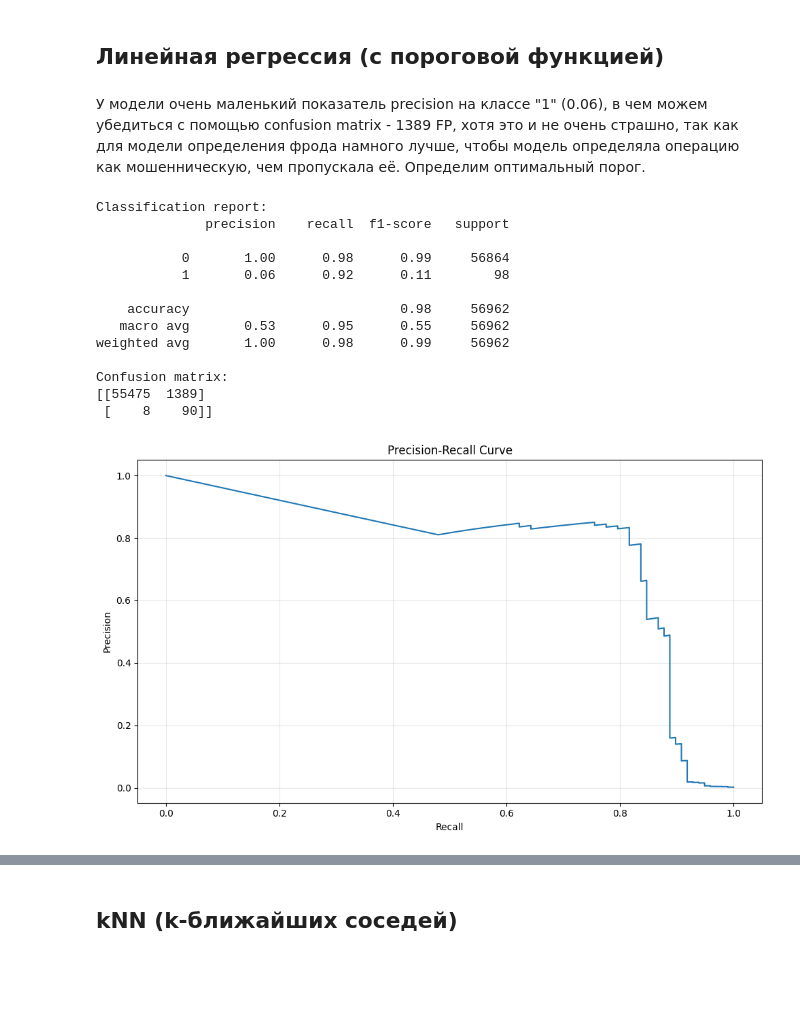
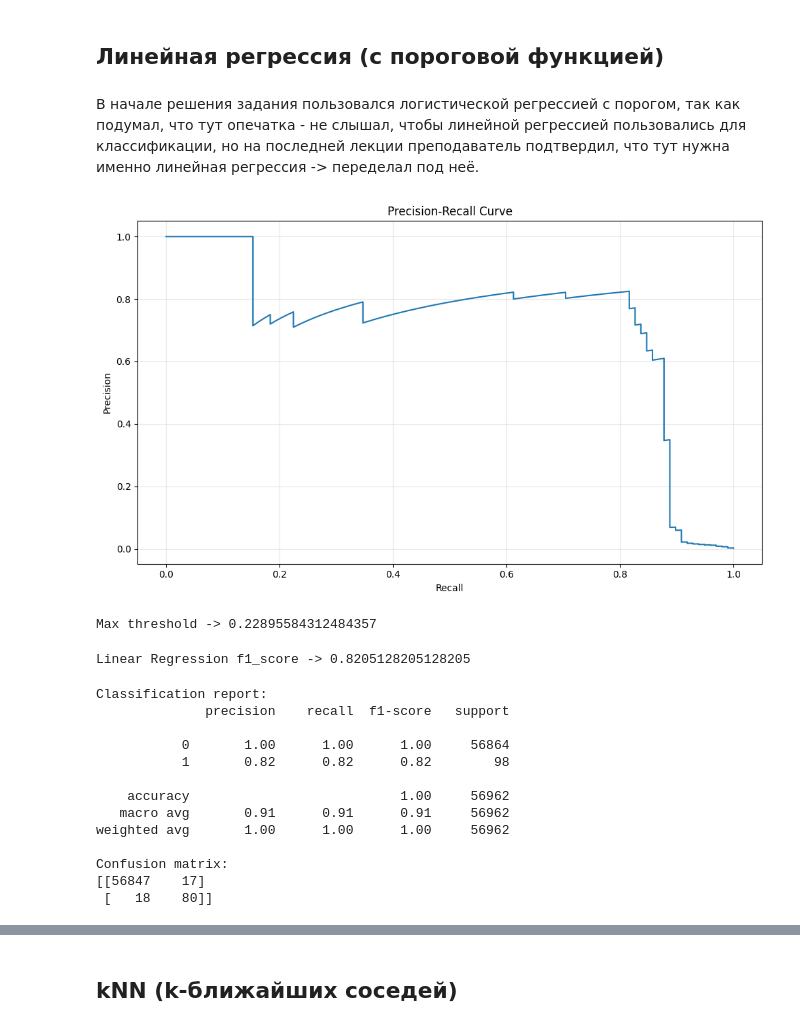
Before and after one commit to Yukkitsune/TBank-Analytics, a Jupyter notebook: Machine learning/Trees_and_ensembles.ipynb, the cells around one changed output, grey strips where cells are left out. Drawn from its saved outputs; the diff is of its cells as text; code cells hidden in the pictures; blank space fills up the shorter version.

```diff
--- a/Machine learning/Trees_and_ensembles.ipynb
+++ b/Machine learning/Trees_and_ensembles.ipynb
@@ -273,10 +275,23 @@ print(f'Класс 1 составляет {y_test[y_test == 1].count() / len(y_t
 Для того, чтобы корректно сравнивать модели между собой, для каждой из них попытаемся определить оптимальные по f1_score параметры. В дальнейших заданиях после выбора лучшей модели уже можно будет подобрать их корректнее
 # %% [markdown]
 ## **Линейная регрессия (с пороговой функцией)**
+# %% [markdown]
+В начале решения задания пользовался логистической регрессией с порогом, так как подумал, что тут опечатка - не слышал, чтобы линейной регрессией пользовались для классификации, но на последней лекции преподаватель подтвердил, что тут нужна именно линейная регрессия -> переделал под неё.
 # %%
-reg = LogisticRegression(class_weight='balanced', random_state=42)
+reg = LinearRegression()
 reg.fit(X_train, y_train)
 y_pred = reg.predict(X_test)
-y_prob = reg.predict_proba(X_test)[:,1]
-# %% [markdown]
-У модели очень маленький показатель precision на классе "1" (0.06), в чем можем убедиться с помощью confusion matrix - 1389 FP, хотя это и не очень страшно, так как для модели определения фрода намного лучше, чтобы модель определяла операцию как мошенническую, чем пропускала её. Определим оптимальный порог.
+# %%
+# Построим Precision-Recall Curve
+precisions, recalls, thresholds = precision_recall_curve(y_test, y_pred)
+
+plt.figure(figsize=(10,6))
+plt.plot(recalls, precisions)
+plt.title('Precision-Recall Curve')
+plt.xlabel("Recall")
+plt.ylabel("Precision")
+plt.tight_layout()
+plt.grid(True, alpha=0.3)
+plt.show()
+# %% [output]
+[figure, added]
@@ -283,31 +310,28 @@ y_prob = reg.predict_proba(X_test)[:,1]
+# %%
+max_threshold = get_best_threshold(y_test, y_pred)
+print(f'Max threshold -> {max_threshold}')
+# %% [output]
+Max threshold -> 0.22895584312484357
+# %%
+y_pred_reg = (y_pred >= max_threshold).astype(int)
+reg_f1 = f1_score(y_test, y_pred_reg)
+print(f'Linear Regression f1_score -> {reg_f1}')
+# %% [output]
+Linear Regression f1_score -> 0.8205128205128205
 # %%
-print(f'Classification report:\n{classification_report(y_test, y_pred)}')
-print(f'Confusion matrix:\n{confusion_matrix(y_test, y_pred)}')
+print(f'Classification report:\n{classification_report(y_test,y_pred_reg)}')
+print(f'Confusion matrix:\n{confusion_matrix(y_test, y_pred_reg)}')
 # %% [output]
 Classification report:
               precision    recall  f1-score   support
 
-           0       1.00      0.98      0.99     56864
-           1       0.06      0.92      0.11        98
+           0       1.00      1.00      1.00     56864
+           1       0.82      0.82      0.82        98
 
-    accuracy                           0.98     56962
-   macro avg       0.53      0.95      0.55     56962
-weighted avg       1.00      0.98      0.99     56962
+    accuracy                           1.00     56962
+   macro avg       0.91      0.91      0.91     56962
+weighted avg       1.00      1.00      1.00     56962
 
 Confusion matrix:
-[[55475  1389]
- [    8    90]]
+[[56847    17]
+ [   18    80]]
-# %%
-# Построим Precision-Recall Curve
-precisions, recalls, thresholds = precision_recall_curve(y_test, y_prob)
-
-plt.figure(figsize=(10,6))
-plt.plot(recalls, precisions)
-plt.title('Precision-Recall Curve')
-plt.xlabel("Recall")
-plt.ylabel("Precision")
-plt.tight_layout()
-plt.grid(True, alpha=0.3)
-plt.show()
-# %% [output]
-[figure, removed]
```
Also changed, not shown: parts of 65 cells of this notebook.
